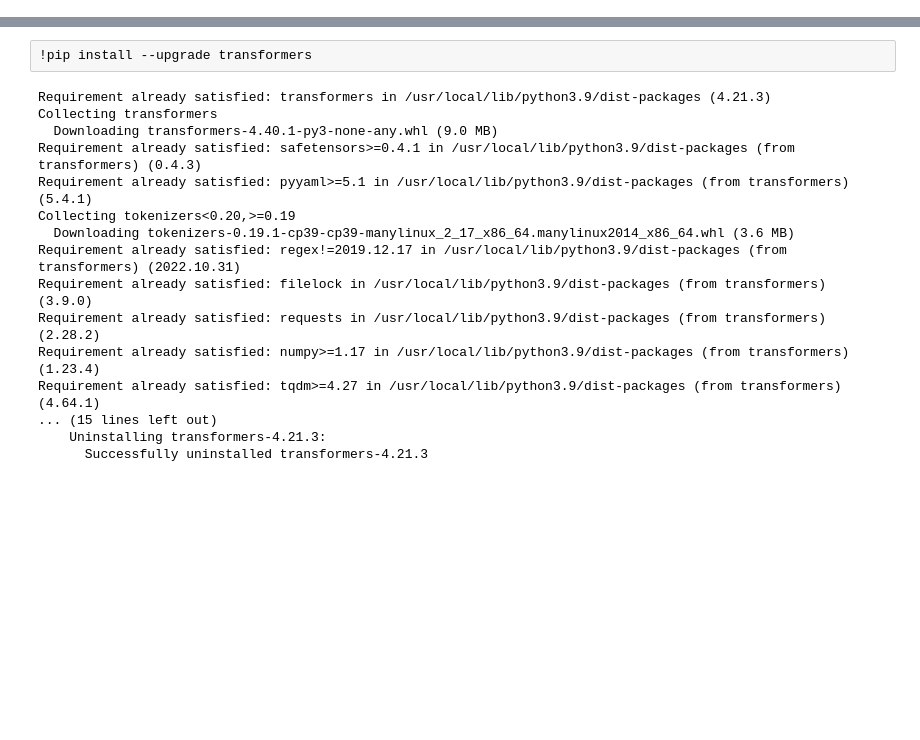
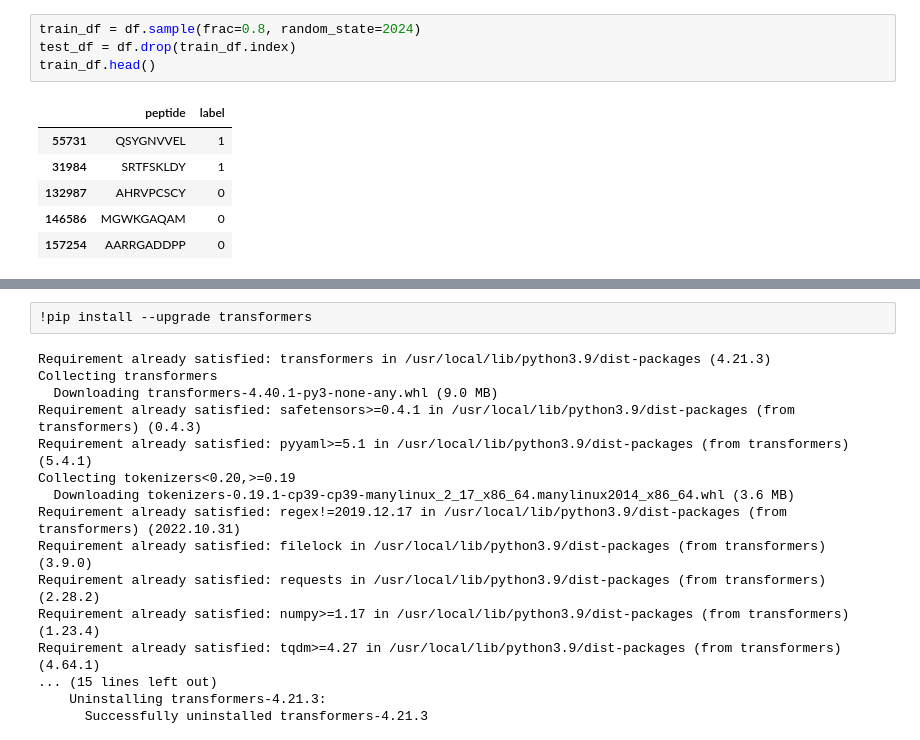
Before and after one commit to arceda/argosMHC, a Jupyter notebook: LoRA/LoRa_ESM2_T36_3B_UR50D.ipynb, the cells around one changed output, grey strips where cells are left out. Cells and saved outputs as stored; diff of their text form; blank space fills up the shorter version.

```diff
--- a/LoRA/LoRa_ESM2_T36_3B_UR50D.ipynb
+++ b/LoRA/LoRa_ESM2_T36_3B_UR50D.ipynb
@@ -8,0 +97,11 @@ WARNING: Running pip as the 'root' user can result in broken permissions and con
+# %%
+train_df = df.sample(frac=0.8, random_state=2024)
+test_df = df.drop(train_df.index)
+train_df.head()
+# %% [output]
+|  | peptide | label |
+| 55731 | QSYGNVVEL | 1 |
+| 31984 | SRTFSKLDY | 1 |
+| 132987 | AHRVPCSCY | 0 |
+| 146586 | MGWKGAQAM | 0 |
+| 157254 | AARRGADDPP | 0 |
```
Also changed, not shown: parts of 21 cells of this notebook, 15 other files.
